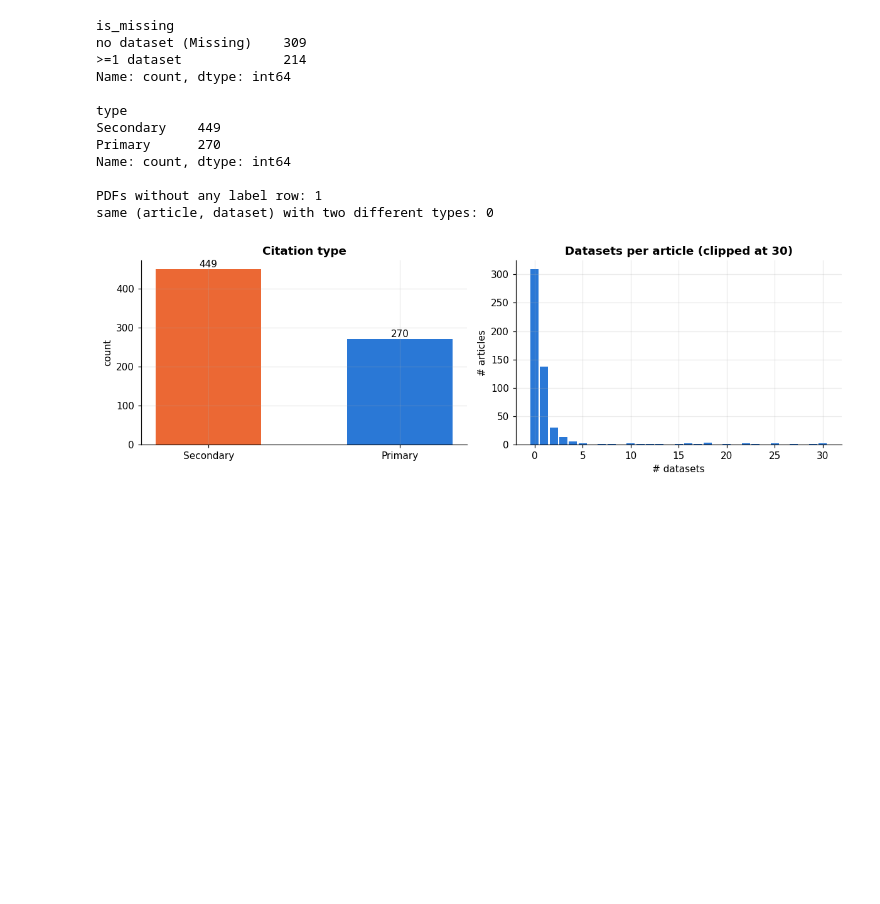
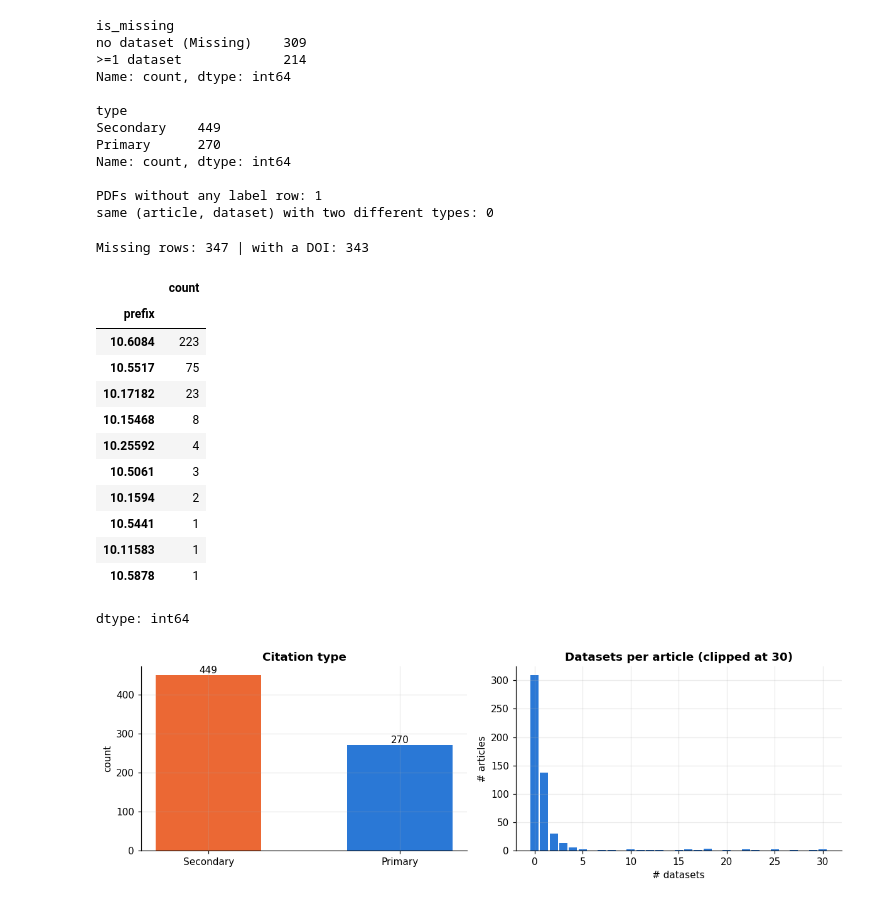
Before and after one commit to ummugulsumciftci/GROUP30_CENG313, a Jupyter notebook: assignment1_eda_baseline.ipynb, the cells around one changed output. Saved outputs shown, nothing was run; the diff lists cells and outputs as text; code cells hidden in the pictures; blank space fills up the shorter version.

```diff
--- a/assignment1_eda_baseline.ipynb
+++ b/assignment1_eda_baseline.ipynb
@@ -119,6 +119,26 @@ Name: count, dtype: int64
 
 PDFs without any label row: 1
 same (article, dataset) with two different types: 0
+# %%
+miss = labels[labels.is_missing].copy()
+miss["prefix"] = miss.dataset_id_raw.map(doi_prefix)
+print("Missing rows:", len(miss), "| with a DOI:", miss.prefix.notna().sum())
+miss.prefix.value_counts().head(10)
+# %% [output]
+Missing rows: 347 | with a DOI: 343
+|  | count |
+| prefix |  |
+| 10.6084 | 223 |
+| 10.5517 | 75 |
+| 10.17182 | 23 |
+| 10.15468 | 8 |
+| 10.25592 | 4 |
+| 10.5061 | 3 |
+| 10.1594 | 2 |
+| 10.5441 | 1 |
+| 10.11583 | 1 |
+| 10.5878 | 1 |
+dtype: int64
 # %%
 fig, ax = plt.subplots(1, 2, figsize=(11, 3.6))
 vc = gold["type"].value_counts()
```
Also changed, not shown: parts of 12 cells of this notebook.
